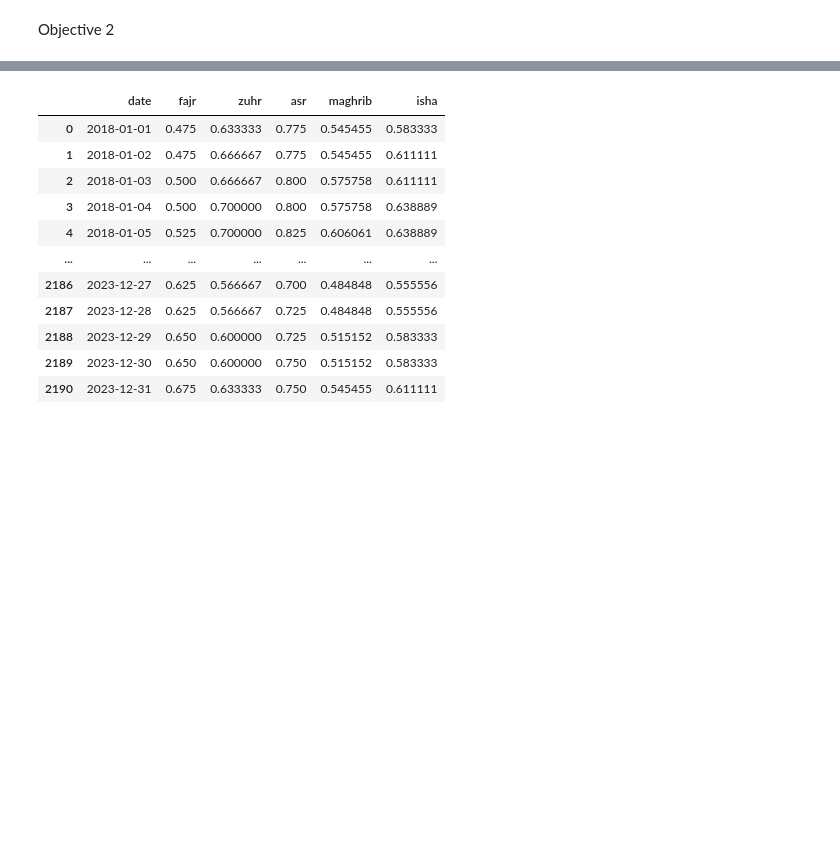
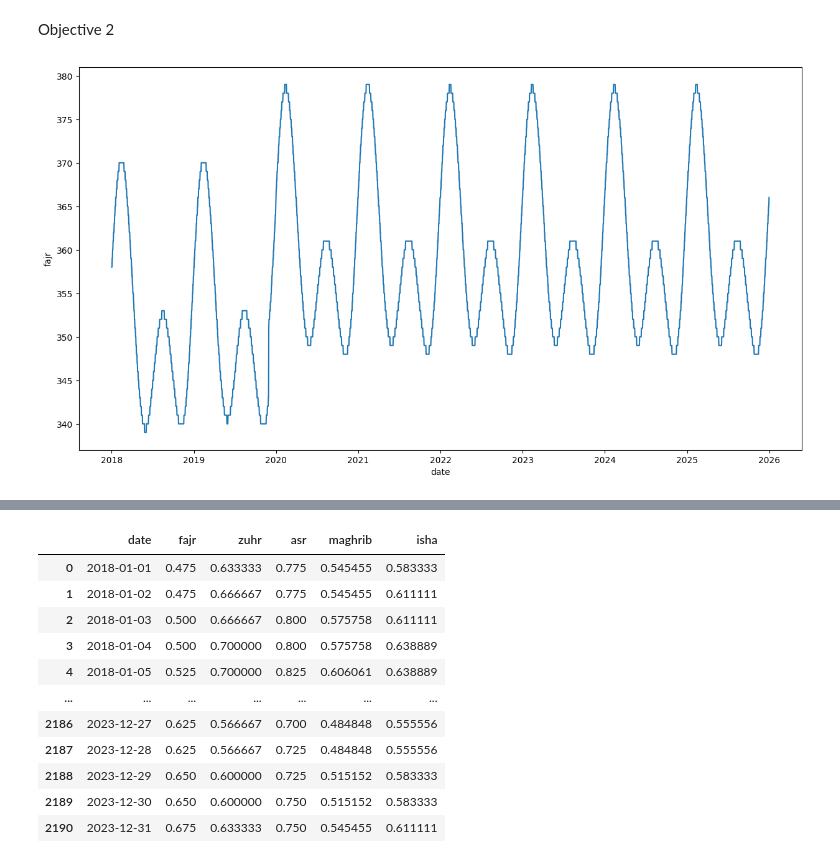
Before and after one commit to azamsuratem/predictprayertimes, a Jupyter notebook: python/objectives_1_and_2.ipynb, the cells around one changed output, grey strips where cells are left out. Drawn from its saved outputs; the diff is of its cells as text; code cells hidden in the pictures; blank space fills up the shorter version.

Commit message:
draft plot time series for esolat data

```diff
--- a/python/objectives_1_and_2.ipynb
+++ b/python/objectives_1_and_2.ipynb
@@ -265,3 +265,15 @@ compareDF
 | 29 | 2024-12-29 | 1 | 2 | 1 | 0 | 0 |
 # %% [markdown]
 Objective 2
+# %%
+def plot_time_series_esolat(prayer_name=""):
+    if prayer_name not in copiedEsolatDF2.columns:
+        return
+
+    plt.figure(figsize=(15,8))
+    sns.lineplot(data=copiedEsolatDF2, x="date", y=prayer_name)
+    plt.show()
+# %%
+plot_time_series_esolat("fajr")
+# %% [output]
+[figure, added]
```
Also changed, not shown: parts of 4 cells of this notebook.
